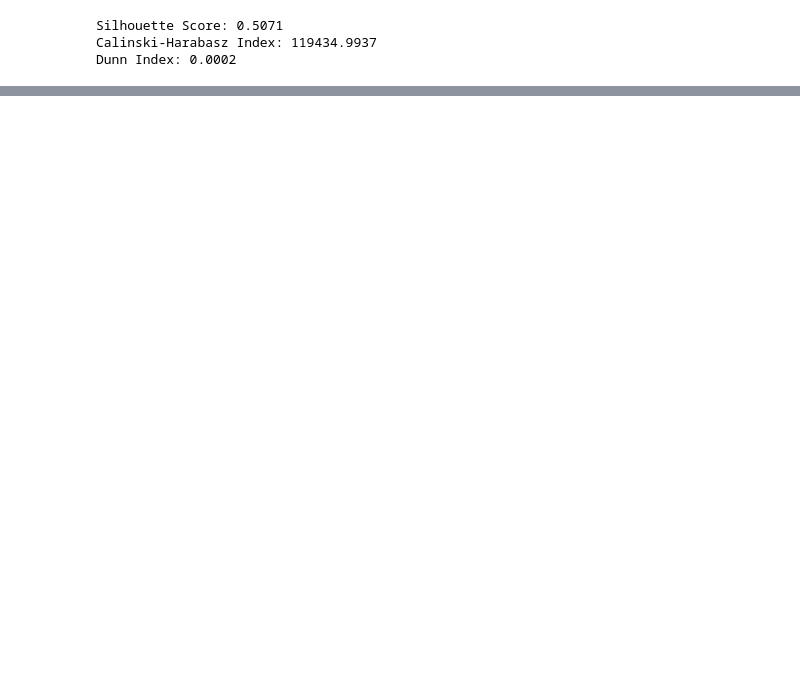
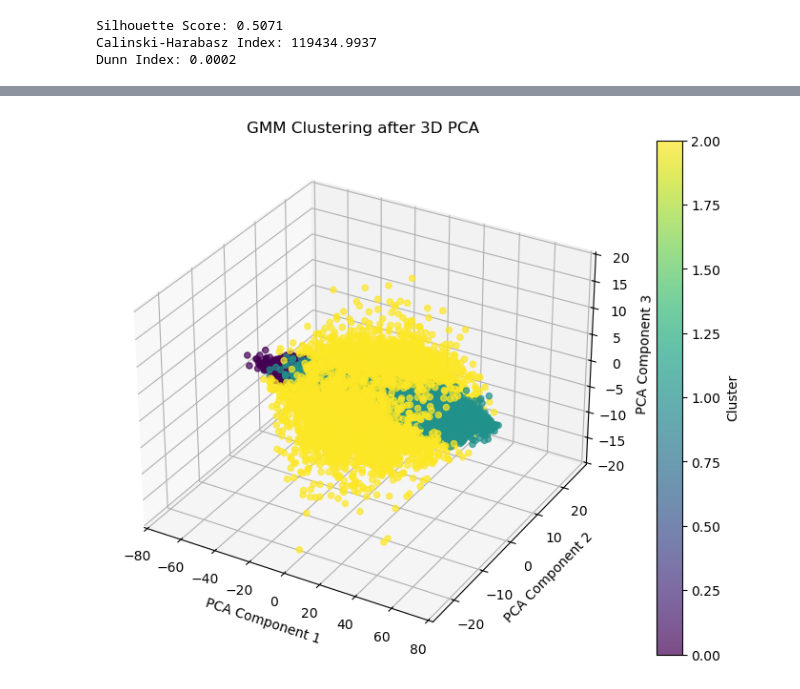
Before and after one commit to Jahirkk/finalyrproject, a Jupyter notebook: project-1.ipynb, the cells around one changed output, grey strips where cells are left out. Drawn from its saved outputs; the diff is of its cells as text; code cells hidden in the pictures; blank space fills up the shorter version.

```diff
--- a/project-1.ipynb
+++ b/project-1.ipynb
@@ -648,0 +538,91 @@ Dunn Index: 0.0009
+# %%
+import numpy as np
+import pandas as pd
+import matplotlib.pyplot as plt
+from sklearn.decomposition import PCA
+from sklearn.mixture import GaussianMixture
+from sklearn.preprocessing import StandardScaler
+from sklearn.impute import SimpleImputer
+from sklearn.metrics import silhouette_score, calinski_harabasz_score
+from scipy.spatial.distance import cdist
+from mpl_toolkits.mplot3d import Axes3D  # Required for 3D plotting
+
+# -----------------------
+# Dunn Index Function
+# -----------------------
+def dunn_index(X, labels):
+    unique_clusters = np.unique(labels)
+    min_intercluster = np.inf
+    max_intracluster = 0
+
+    for i in unique_clusters:
+        cluster_i = X[labels == i]
+        for j in unique_clusters:
+            if i != j:
+                cluster_j = X[labels == j]
+                if len(cluster_i) > 0 and len(cluster_j) > 0:
+                    inter_dist = np.min(cdist(cluster_i, cluster_j))
+                    min_intercluster = min(min_intercluster, inter_dist)
+
+        if len(cluster_i) > 1:
+            intra_dist = np.max(cdist(cluster_i, cluster_i))
+            max_intracluster = max(max_intracluster, intra_dist)
+
+    if max_intracluster == 0:
+        return np.nan
+    return min_intercluster / max_intracluster
+
+# -----------------------
+# Load & Preprocess Data
+# -----------------------
+data = pd.read_csv("/Users/jk/Downloads/cleaned_normalized_data.csv")
+data_numeric = data.select_dtypes(include=['number'])
+
+imputer = SimpleImputer(strategy='mean')
+data_imputed = imputer.fit_transform(data_numeric)
+
+scaler = StandardScaler()
+data_scaled = scaler.fit_transform(data_imputed)
+
+data_scaled = np.nan_to_num(data_scaled)
+
+# -----------------------
+# PCA (3D) and GMM Clustering
+# -----------------------
+if np.var(data_scaled) > 0:
+    pca_3d = PCA(n_components=3)
+    data_pca_3d = pca_3d.fit_transform(data_scaled)
+else:
+    raise ValueError("Data has zero variance, PCA cannot be applied.")
+
+gmm = GaussianMixture(n_components=3, covariance_type='full', random_state=42)
+gmm.fit(data_pca_3d)
+labels = gmm.predict(data_pca_3d)
+
+# -----------------------
+# Plot 3D Clusters
+# -----------------------
+fig = plt.figure(figsize=(10, 7))
+ax = fig.add_subplot(111, projection='3d')
+scatter = ax.scatter(data_pca_3d[:, 0], data_pca_3d[:, 1], data_pca_3d[:, 2],
+                     c=labels, cmap='viridis', alpha=0.7)
+
+ax.set_xlabel("PCA Component 1")
+ax.set_ylabel("PCA Component 2")
+ax.set_zlabel("PCA Component 3")
+ax.set_title("GMM Clustering after 3D PCA")
+plt.colorbar(scatter, ax=ax, label="Cluster")
+plt.show()
+
+# -----------------------
+# Calculate Clustering Metrics
+# -----------------------
+silhouette = silhouette_score(data_pca_3d, labels)
+calinski = calinski_harabasz_score(data_pca_3d, labels)
+dunn = dunn_index(data_pca_3d, labels)
+
+# Print metrics
+print(f"Silhouette Score: {silhouette:.4f}")
+print(f"Calinski-Harabasz Index: {calinski:.4f}")
+print(f"Dunn Index: {dunn:.4f}")
+# %% [output]
@@ -648,0 +631 @@ Dunn Index: 0.0009
+[figure, added]
```
Also changed, not shown: parts of 9 cells of this notebook.
